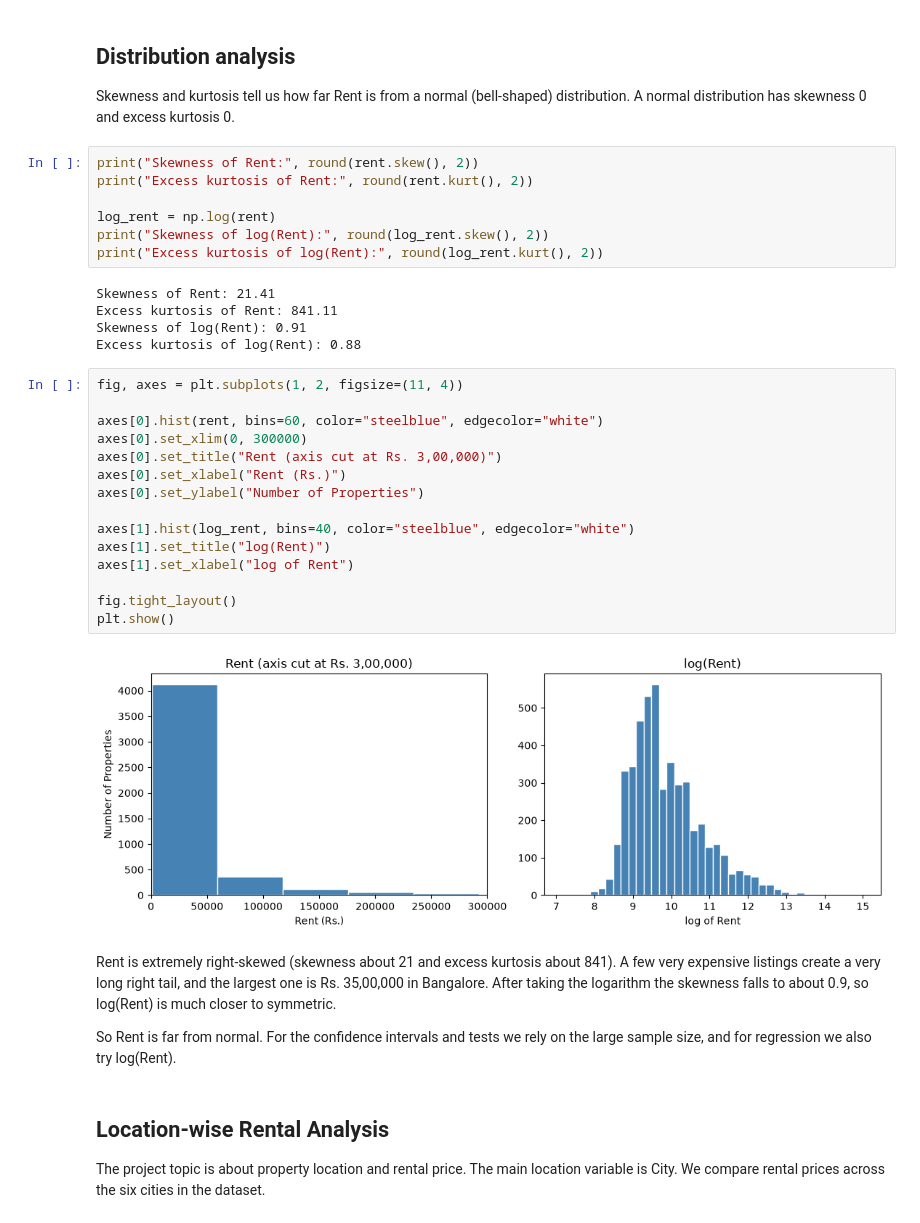
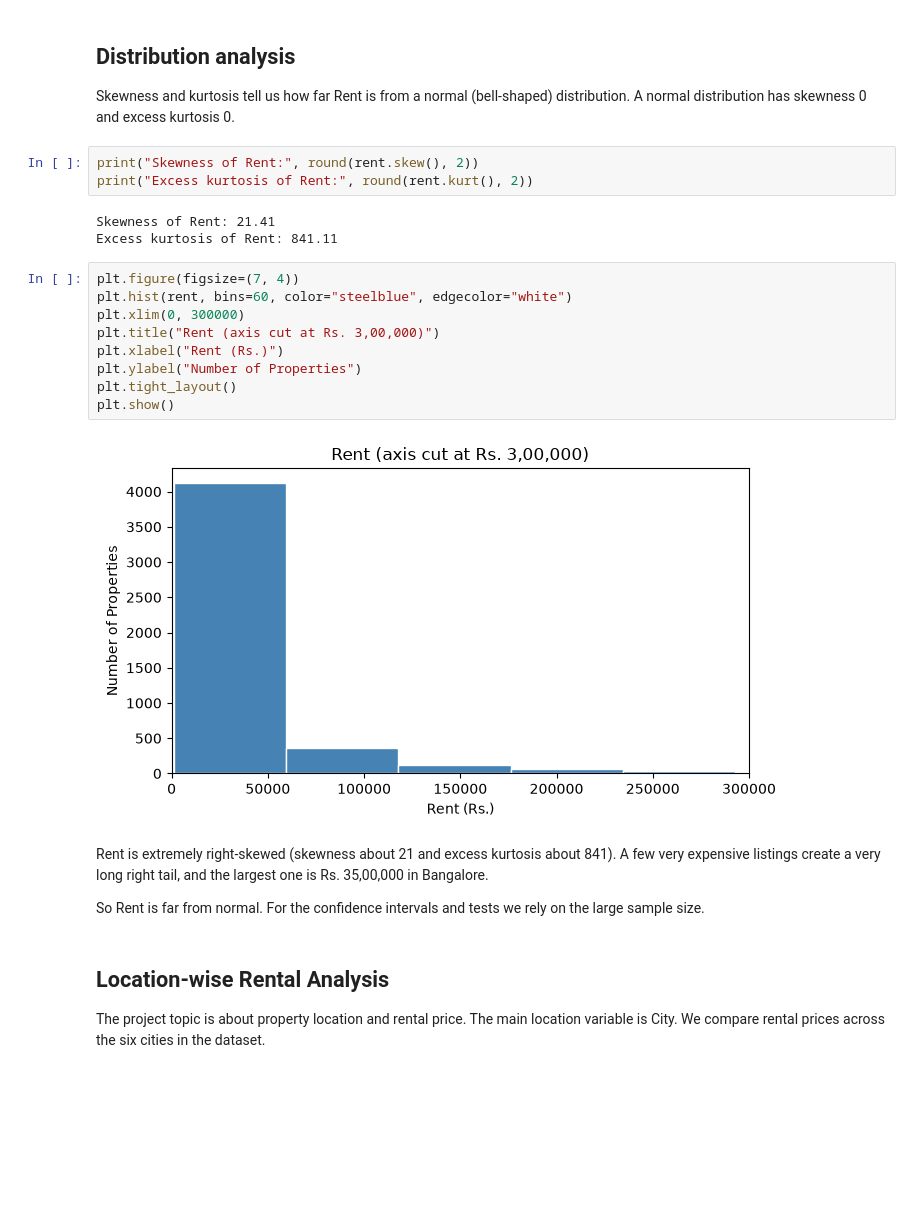
Before and after one commit to ishanKulkarni13/PAS_college, a Jupyter notebook: cp/property_location_rental_price_analysis.ipynb, the cells around one changed output. Drawn from its saved outputs; the diff is of its cells as text; blank space fills up the shorter version.

Commit message:
remove log-transformation analysis from regression notebook and docs

```diff
--- a/cp/property_location_rental_price_analysis.ipynb
+++ b/cp/property_location_rental_price_analysis.ipynb
@@ -339,36 +339,24 @@ Skewness and kurtosis tell us how far Rent is from a normal (bell-shaped) distri
 # %%
 print("Skewness of Rent:", round(rent.skew(), 2))
 print("Excess kurtosis of Rent:", round(rent.kurt(), 2))
-
-log_rent = np.log(rent)
-print("Skewness of log(Rent):", round(log_rent.skew(), 2))
-print("Excess kurtosis of log(Rent):", round(log_rent.kurt(), 2))
 # %% [output]
 Skewness of Rent: 21.41
 Excess kurtosis of Rent: 841.11
-Skewness of log(Rent): 0.91
-Excess kurtosis of log(Rent): 0.88
 # %%
-fig, axes = plt.subplots(1, 2, figsize=(11, 4))
-
-axes[0].hist(rent, bins=60, color="steelblue", edgecolor="white")
-axes[0].set_xlim(0, 300000)
-axes[0].set_title("Rent (axis cut at Rs. 3,00,000)")
-axes[0].set_xlabel("Rent (Rs.)")
-axes[0].set_ylabel("Number of Properties")
-
-axes[1].hist(log_rent, bins=40, color="steelblue", edgecolor="white")
-axes[1].set_title("log(Rent)")
-axes[1].set_xlabel("log of Rent")
-
-fig.tight_layout()
+plt.figure(figsize=(7, 4))
+plt.hist(rent, bins=60, color="steelblue", edgecolor="white")
+plt.xlim(0, 300000)
+plt.title("Rent (axis cut at Rs. 3,00,000)")
+plt.xlabel("Rent (Rs.)")
+plt.ylabel("Number of Properties")
+plt.tight_layout()
 plt.show()
 # %% [output]
-[figure, old version]
+[figure, new version]
 # %% [markdown]
-Rent is extremely right-skewed (skewness about 21 and excess kurtosis about 841). A few very expensive listings create a very long right tail, and the largest one is Rs. 35,00,000 in Bangalore. After taking the logarithm the skewness falls to about 0.9, so log(Rent) is much closer to symmetric.
+Rent is extremely right-skewed (skewness about 21 and excess kurtosis about 841). A few very expensive listings create a very long right tail, and the largest one is Rs. 35,00,000 in Bangalore.
 
-So Rent is far from normal. For the confidence intervals and tests we rely on the large sample size, and for regression we also try log(Rent).
+So Rent is far from normal. For the confidence intervals and tests we rely on the large sample size.
 # %% [markdown]
 ## Location-wise Rental Analysis
 
```
Also changed, not shown: parts of 9 cells of this notebook, 11 other files.
